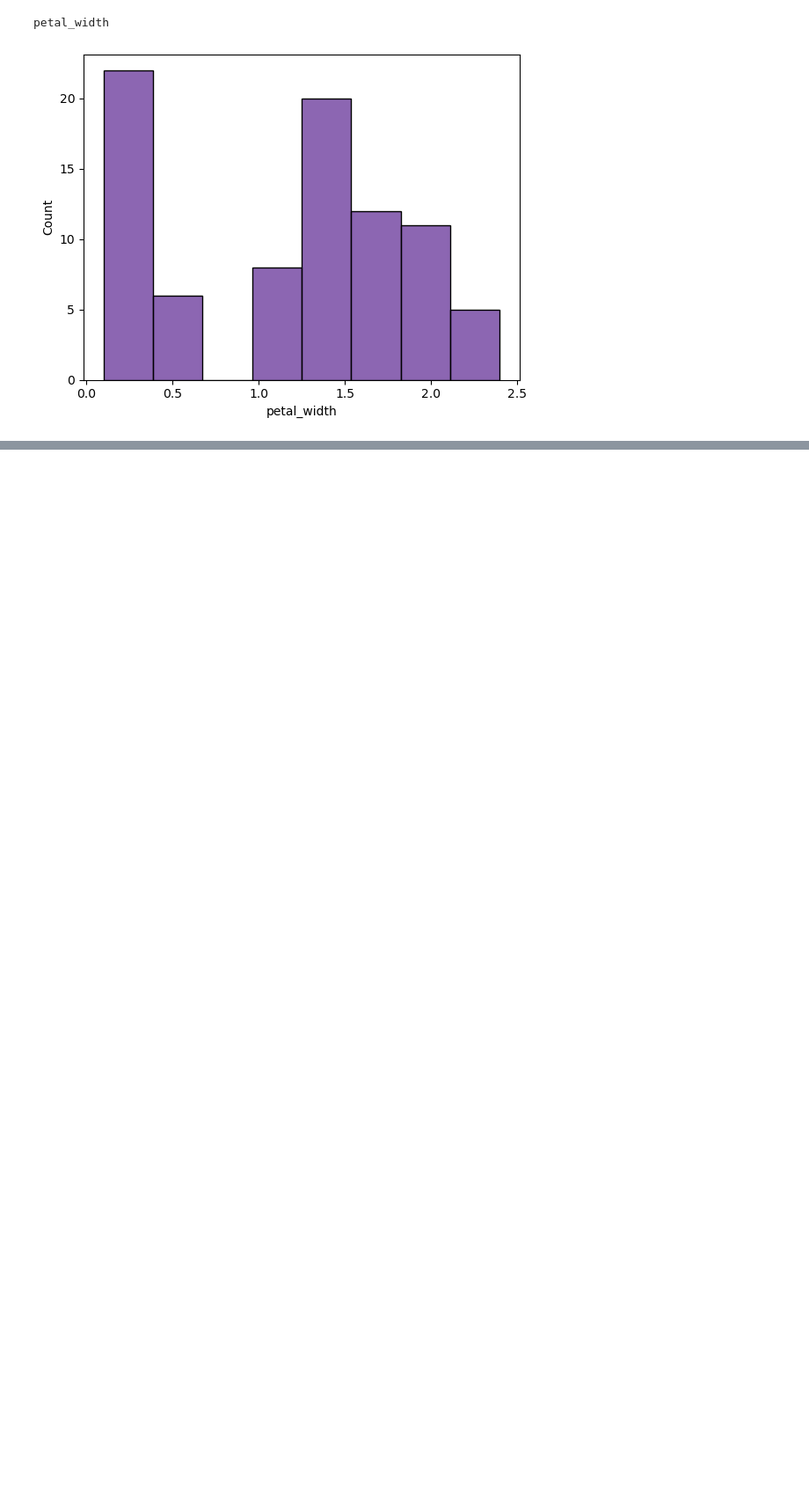
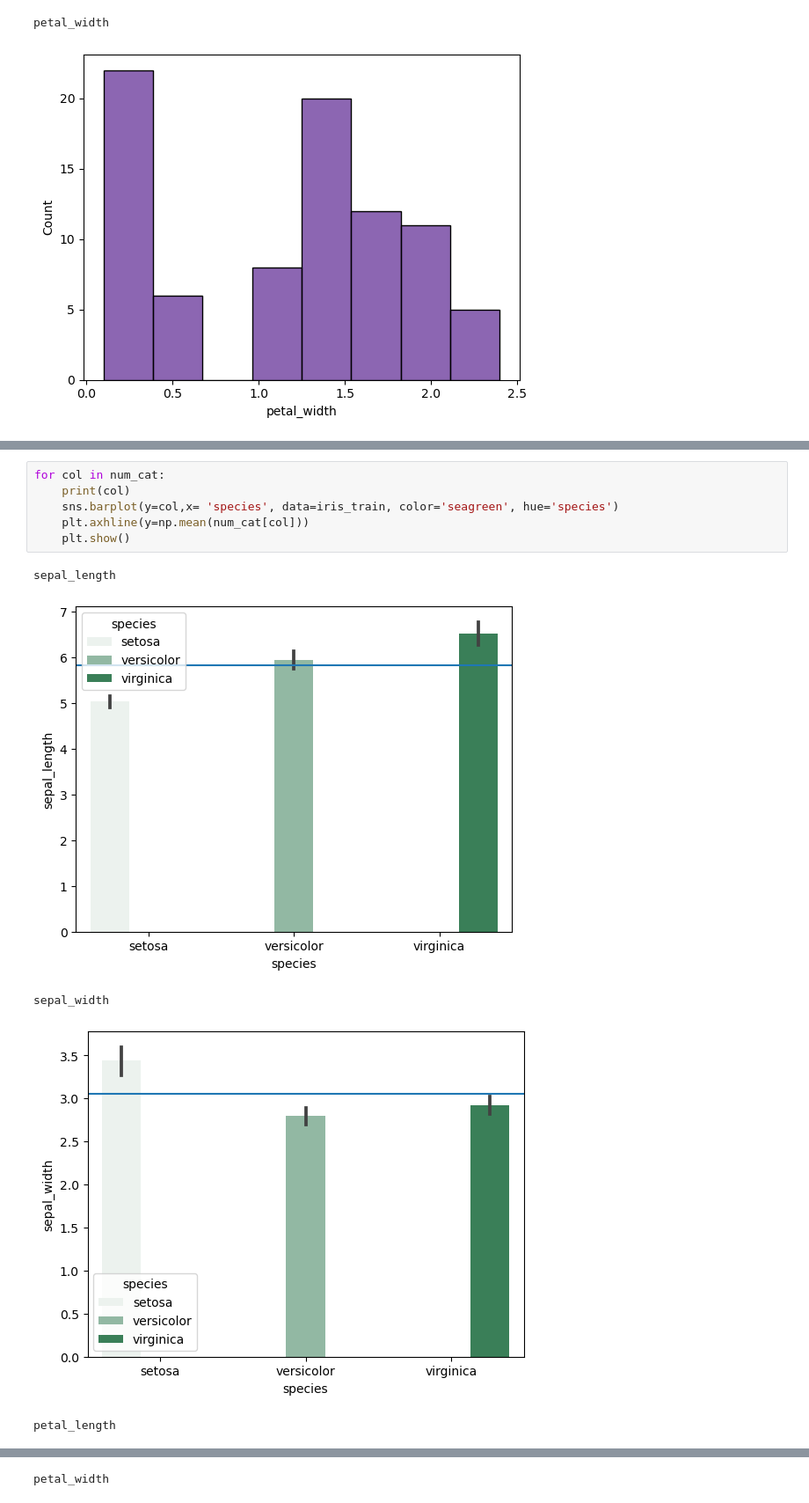
Before and after one commit to Andy-Jensen/classification-exercises, a Jupyter notebook: classification_exercises.ipynb, the cells around one changed output, grey strips where cells are left out. Shown at 88% size. Drawn from its saved outputs; the diff is of its cells as text; blank space fills up the shorter version.

```diff
--- a/classification_exercises.ipynb
+++ b/classification_exercises.ipynb
@@ -800,0 +817,12 @@ petal_width
+# %%
+for col in num_cat:
+    print(col)
+    sns.barplot(y=col,x= 'species', data=iris_train, color='seagreen', hue='species')
+    plt.axhline(y=np.mean(num_cat[col]))
+    plt.show()
+# %% [output]
+sepal_length
+[figure, added]
+sepal_width
+[figure, added]
+petal_length
@@ -800,0 +830 @@ petal_width
+petal_width
```
Also changed, not shown: parts of 25 cells of this notebook.
